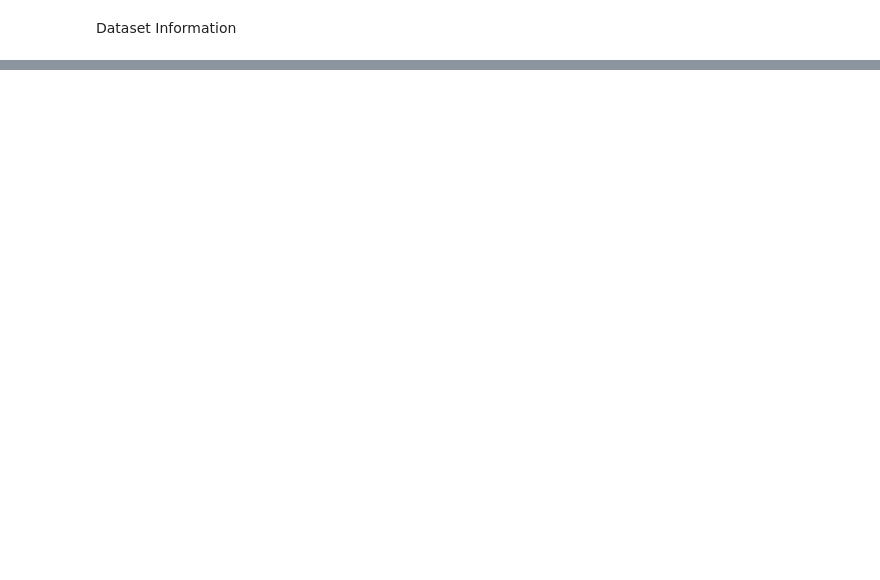
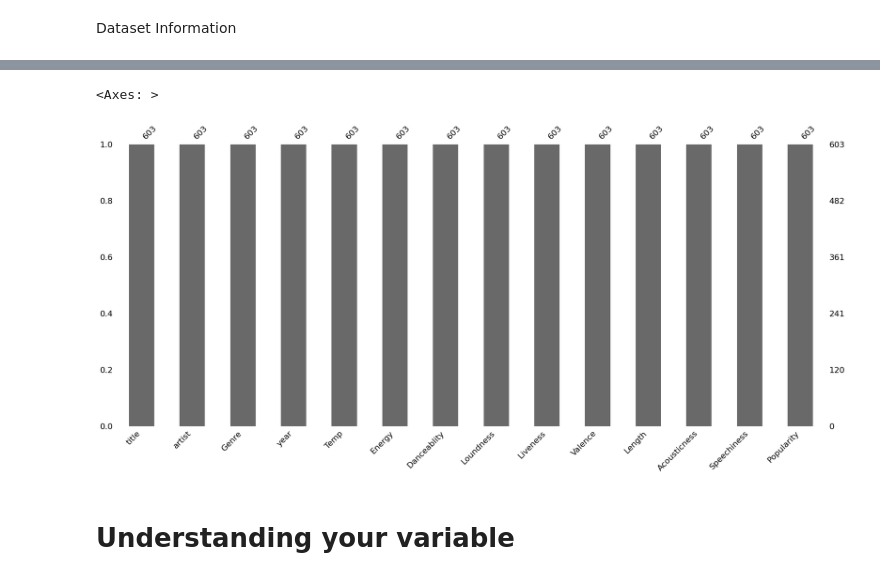
Before and after one commit to Shubhangini19/spotifyDataAnalysis, a Jupyter notebook: SpotifyDataAnalysis.ipynb, the cells around one changed output, grey strips where cells are left out. Drawn from its saved outputs; the diff is of its cells as text; code cells hidden in the pictures; blank space fills up the shorter version.

```diff
--- a/SpotifyDataAnalysis.ipynb
+++ b/SpotifyDataAnalysis.ipynb
@@ -74,0 +126,8 @@ Dataset Information
+# %%
+# Visualizing the missing values
+msno.bar(df)
+# %% [output]
+<Axes: >
+[figure, added]
+# %% [markdown]
+# **Understanding your variable**
```
Also changed, not shown: parts of 17 cells of this notebook.
